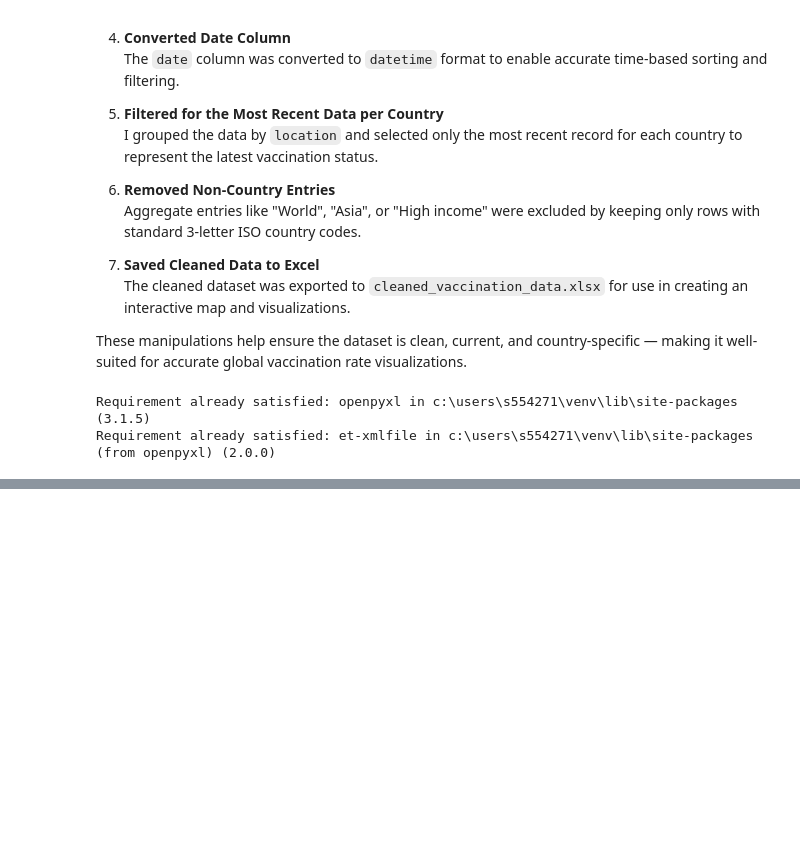
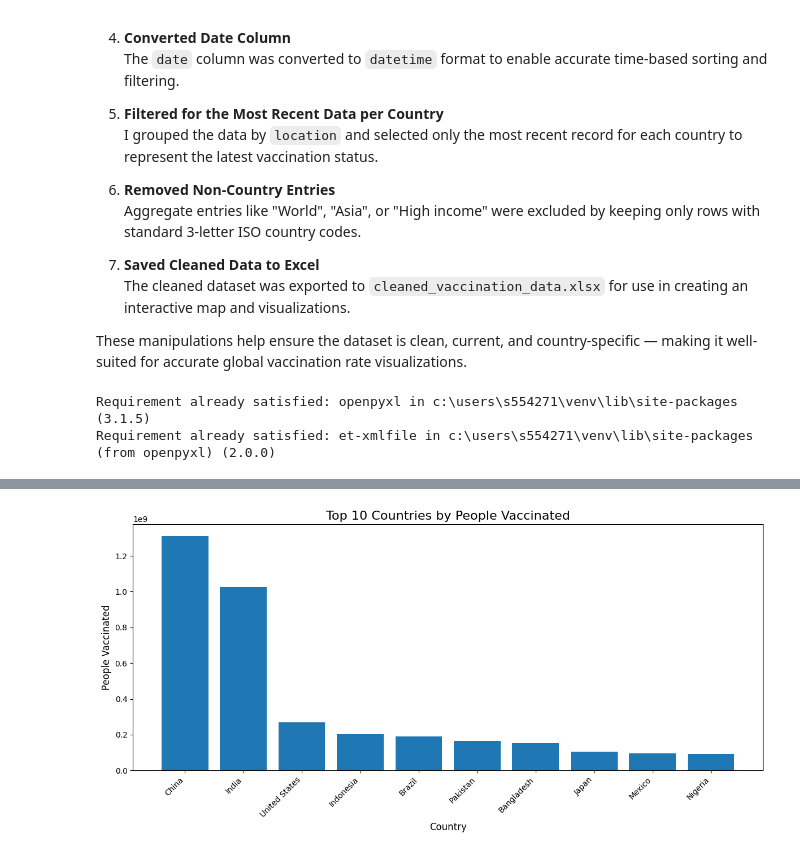
Before and after one commit to S554271/final-project-554271, a Jupyter notebook: Data_Manipulation-1.ipynb, the cells around one changed output, grey strips where cells are left out. Drawn from its saved outputs; the diff is of its cells as text; code cells hidden in the pictures; blank space fills up the shorter version.

```diff
--- a/Data_Manipulation-1.ipynb
+++ b/Data_Manipulation-1.ipynb
@@ -72,0 +161,24 @@ latest_df.head()
+# %%
+import matplotlib.pyplot as plt
+
+# Step 1: Get the top 10 countries by people vaccinated
+top10 = latest_df.nlargest(10, 'people_vaccinated')
+
+# Step 2: Create the bar chart
+plt.figure(figsize=(12, 6))
+plt.bar(top10['location'], top10['people_vaccinated'])
+
+# Step 3: Add labels and title
+plt.title('Top 10 Countries by People Vaccinated', fontsize=16)
+plt.xlabel('Country', fontsize=12)
+plt.ylabel('People Vaccinated', fontsize=12)
+plt.xticks(rotation=45, ha='right')
+
+# Step 4: Save to PNG
+plt.tight_layout()
+plt.savefig('top10_vaccinated.png')
+
+# Optional: Show it in notebook/script
+plt.show()
+# %% [output]
+[figure, added]
```
Also changed, not shown: parts of 3 cells of this notebook, 1 other file.
